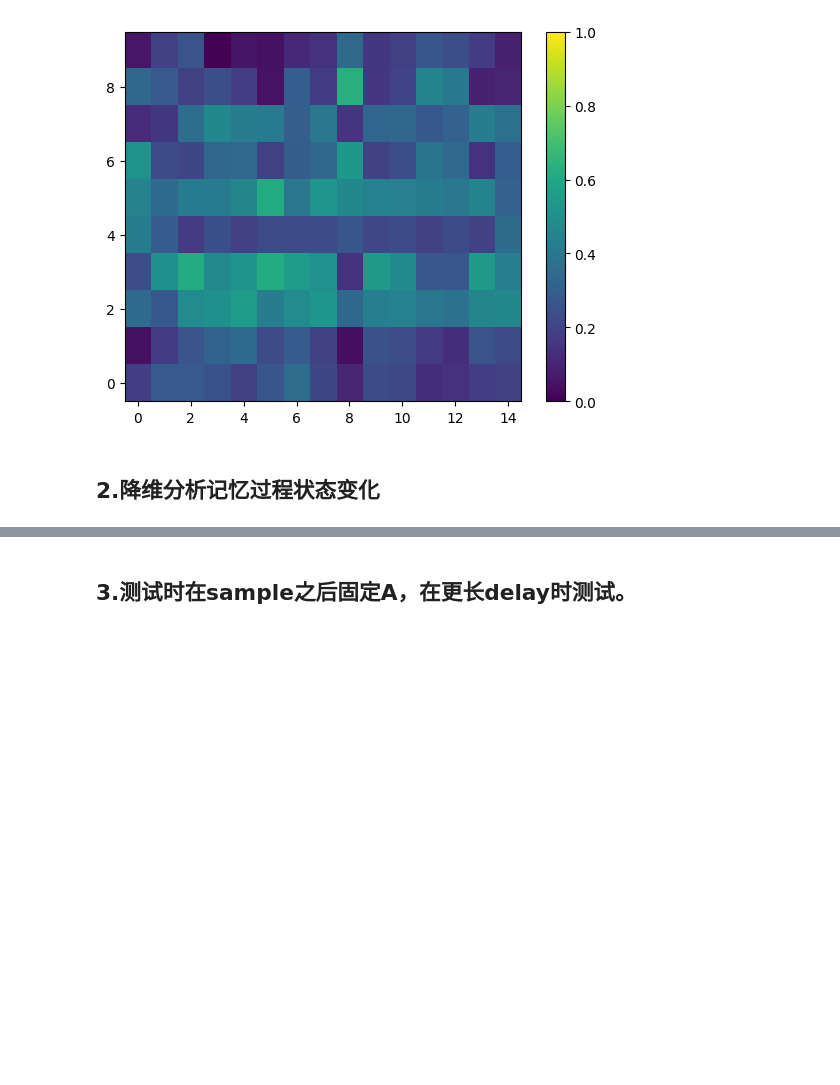
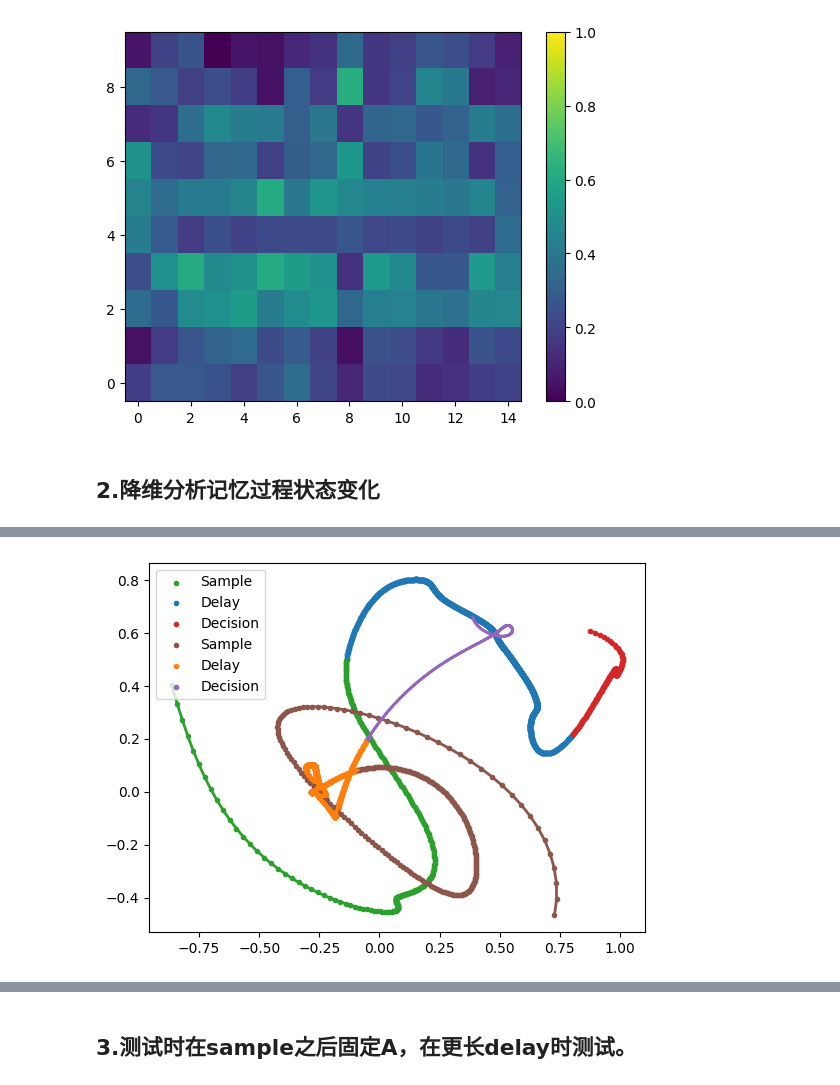
Before and after one commit to jiashuncheng/SCRNN, a Jupyter notebook: plot/plot.ipynb, the cells around one changed output, grey strips where cells are left out. Drawn from its saved outputs; the diff is of its cells as text; code cells hidden in the pictures; blank space fills up the shorter version.

```diff
--- a/plot/plot.ipynb
+++ b/plot/plot.ipynb
@@ -375,0 +527,90 @@ plt.show()
+# %%
+import pickle
+import numpy as np
+from sklearn.decomposition import PCA
+from sklearn.manifold import Isomap
+import matplotlib.pyplot as plt
+class Bezier:
+    # 输入控制点，Points是一个array,num是控制点间的插补个数
+    def __init__(self,Points,InterpolationNum):
+        self.demension=Points.shape[1]   # 点的维度
+        self.order=Points.shape[0]-1     # 贝塞尔阶数=控制点个数-1
+        self.num=InterpolationNum        # 相邻控制点的插补个数
+        self.pointsNum=Points.shape[0]   # 控制点的个数
+        self.Points=Points
+
+    # 获取Bezeir所有插补点
+    def getBezierPoints(self,method):
+        if method==0:
+            return self.DigitalAlgo()
+        if method==1:
+            return self.DeCasteljauAlgo()
+
+    # 数值解法
+    def DigitalAlgo(self):
+        PB=np.zeros((self.pointsNum,self.demension)) # 求和前各项
+        pis =[]                                      # 插补点
+        for u in np.arange(0,1+1/self.num,1/self.num):
+            for i in range(0,self.pointsNum):
+                PB[i]=(math.factorial(self.order)/(math.factorial(i)*math.factorial(self.order-i)))*(u**i)*(1-u)**(self.order-i)*self.Points[i]
+            pi=sum(PB).tolist()                      #求和得到一个插补点
+            pis.append(pi)
+        return np.array(pis)
+def normalization1(data):
+    data = data - np.min(data, axis=0)
+    data = data/(np.max(np.abs(data), axis=0)[np.newaxis, :]+0.00001)
+    return data
+with open('/home/jiashuncheng/code/MANN/plot/data/rsc_h_norm_witchout_b_2.pkl', 'rb') as a:
+    x = pickle.load(a)
+    target = pickle.load(a)
+target = np.argmax(target, axis=1)
+Y = np.stack(x).squeeze(2)[:,:,:]
+Y = normalization1(Y)
+P_data = Y[:, np.where(target==1)[0], :][:,:40,:] # T n_samples N
+N_data = Y[:, np.where(target==0)[0], :][:,:40,:]
+print((P_data == N_data).all())
+N,T,S = 10,135,2
+noise, n_samples = 0.2, 40
+data = np.zeros((n_samples,N,S,T))
+data[:,:,0,:] = P_data.transpose(1,2,0) # n_samples N S T
+data[:,:,1,:] = N_data.transpose(1,2,0)
+data = data.transpose(1,0,2,3) # N n_sample S T
+pca = PCA(n_components=2)
+pca.fit(data.reshape(N,-1).T)
+YY = pca.transform(data.reshape(N,-1).T).T
+YY = YY.reshape(2, n_samples, S, T)
+
+ZZ0 = Bezier(YY[:,0,0,:].T, 1800)
+ZZ0 = ZZ0.getBezierPoints(0).T
+ZZ1 = Bezier(YY[:,0,1,:].T, 1800)
+ZZ1 = ZZ1.getBezierPoints(0).T
+ratio = 1800/135
+
+y = ZZ0[:,:int(20*ratio)+1]
+plt.scatter(y[0,:], y[1,:], marker='.', color='C2', label='Sample', zorder=2)
+for i in range(y.shape[1]-1):
+    plt.plot(y[0,i:i+2], y[1,i:i+2], color='C2', linewidth=2)
+y = ZZ0[:,int(20*ratio):int(120*ratio)+1]
+plt.scatter(y[0,:], y[1,:], marker='.', color='C0', label='Delay', zorder=1)
+for i in range(y.shape[1]-1):
+    plt.plot(y[0,i:i+2], y[1,i:i+2], color='C0', linewidth=2)
+y = ZZ0[:,int(120*ratio):int(136*ratio)]
+plt.scatter(y[0,:], y[1,:], marker='.', color='C3', label='Decision', zorder=2)
+for i in range(y.shape[1]-1):
+    plt.plot(y[0,i:i+2], y[1,i:i+2], color='C3', linewidth=2)
+
+y = ZZ1[:,:int(20*ratio)+1]
+plt.scatter(y[0,:], y[1,:], marker='.', color='C5', label='Sample', zorder=2)
+for i in range(y.shape[1]-1):
+    plt.plot(y[0,i:i+2], y[1,i:i+2], color='C5', linewidth=2)
+y = ZZ1[:,int(20*ratio):int(120*ratio)+1]
+plt.scatter(y[0,:], y[1,:], marker='.', color='C1', label='Delay', zorder=1)
+for i in range(y.shape[1]-1):
+    plt.plot(y[0,i:i+2], y[1,i:i+2], color='C1', linewidth=2)
+y = ZZ1[:,int(120*ratio):int(136*ratio)]
+plt.scatter(y[0,0], y[1,0], marker='.', color='C4', label='Decision', zorder=2)
+for i in range(y.shape[1]-1):
+    plt.plot(y[0,i:i+2], y[1,i:i+2], color='C4', linewidth=2)
+plt.legend()
+plt.show()
+# %% [output]
@@ -375,0 +618 @@ plt.show()
+[figure, added]
```
Also changed, not shown: parts of 23 cells of this notebook, 2 other files.
